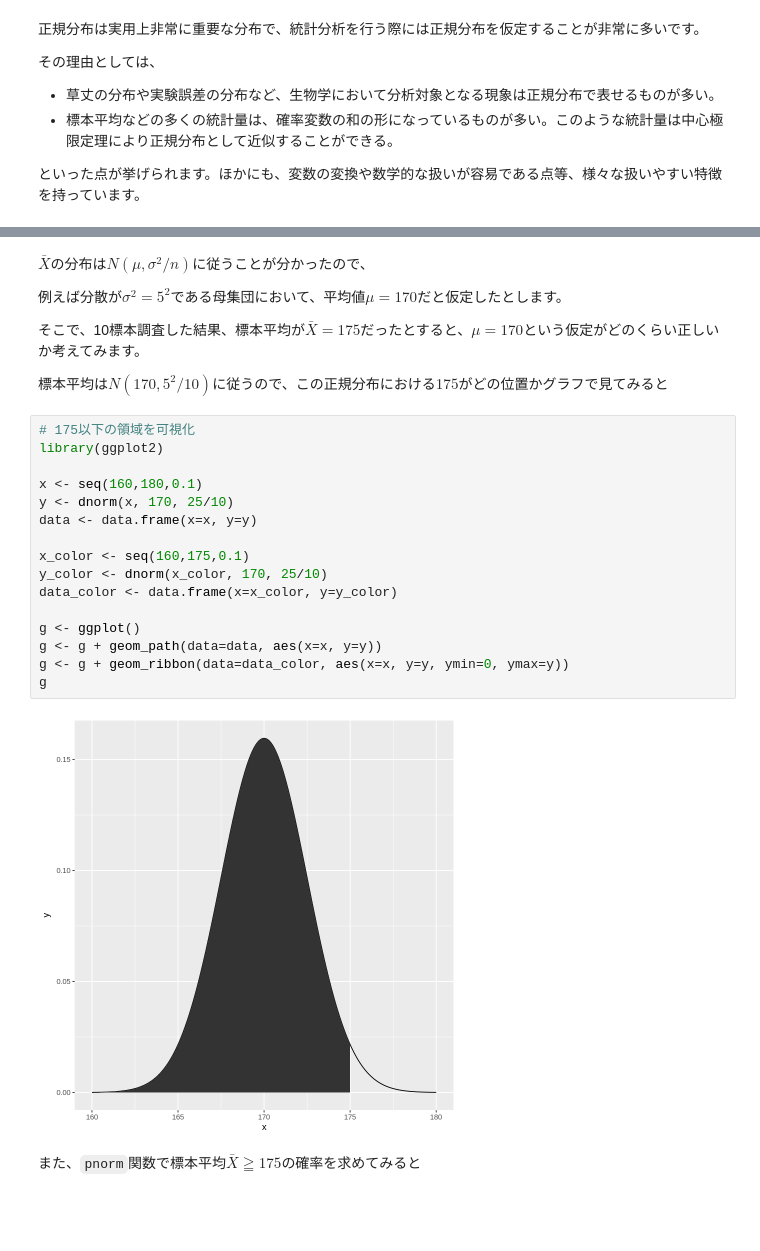
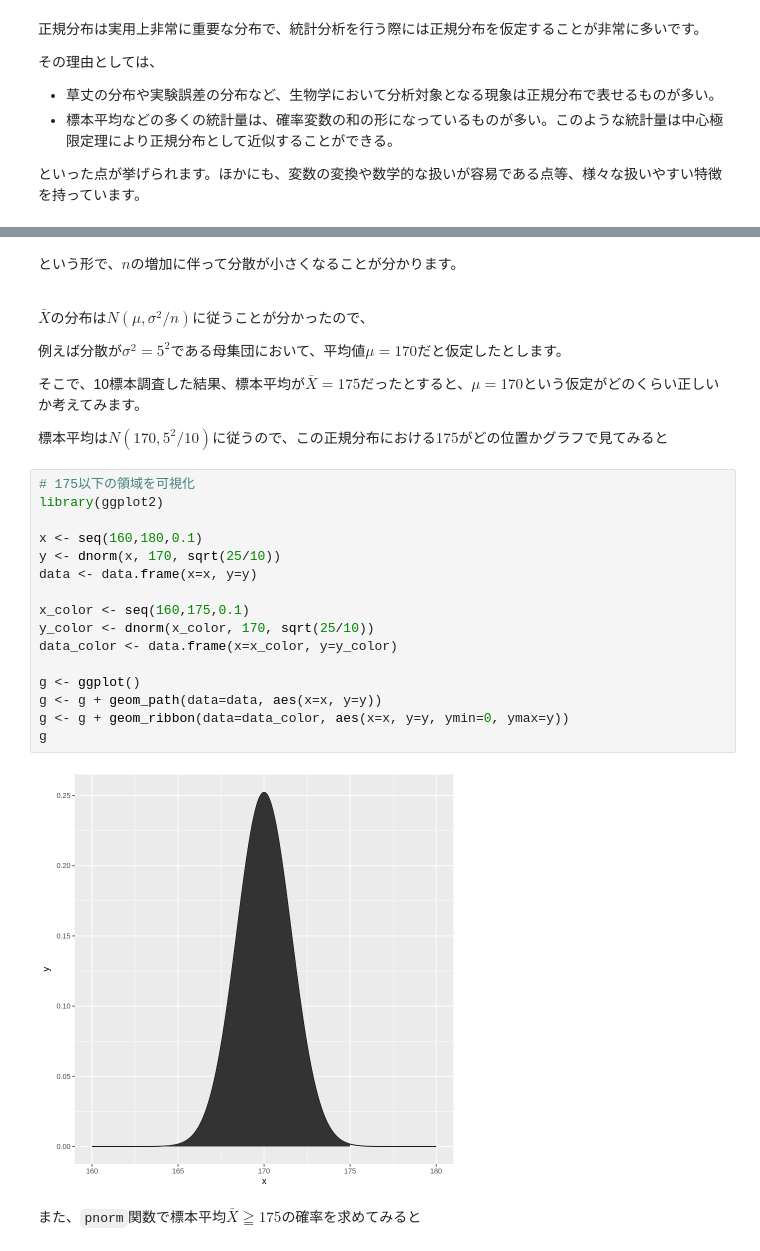
Before and after one commit to slt666666/biostatistics_text_wed, a Jupyter notebook: source/notebooks/chapter6.ipynb, the cells around one changed output, grey strips where cells are left out. Saved outputs shown, nothing was run; the diff lists cells and outputs as text; blank space fills up the shorter version.

```diff
--- a/source/notebooks/chapter6.ipynb
+++ b/source/notebooks/chapter6.ipynb
@@ -103,4 +105,8 @@ Warning message:
 # %% [markdown]
+という形で、$n$の増加に伴って分散が小さくなることが分かります。
+
+<br>
+
 $\bar{X}$の分布は$N(\mu, \sigma^2/n)$に従うことが分かったので、
 
 例えば分散が$\sigma^2=5^2$である母集団において、平均値$\mu=170$だと仮定したとします。
@@ -111,21 +117,21 @@ $\bar{X}$の分布は$N(\mu, \sigma^2/n)$に従うことが分かったので、
 # %%
 # 175以下の領域を可視化
 library(ggplot2)
 
 x <- seq(160,180,0.1)
-y <- dnorm(x, 170, 25/10)
+y <- dnorm(x, 170, sqrt(25/10))
 data <- data.frame(x=x, y=y)
 
 x_color <- seq(160,175,0.1)
-y_color <- dnorm(x_color, 170, 25/10)
+y_color <- dnorm(x_color, 170, sqrt(25/10))
 data_color <- data.frame(x=x_color, y=y_color)
 
 g <- ggplot()
 g <- g + geom_path(data=data, aes(x=x, y=y))
 g <- g + geom_ribbon(data=data_color, aes(x=x, y=y, ymin=0, ymax=y))
 g
 # %% [output]
-[figure, old version]
+[figure, new version]
 # %% [markdown]
 また、`pnorm`関数で標本平均$\bar{X} \geqq 175$の確率を求めてみると
 # %%
```
Also changed, not shown: parts of 5 cells of this notebook, 1 other file.
